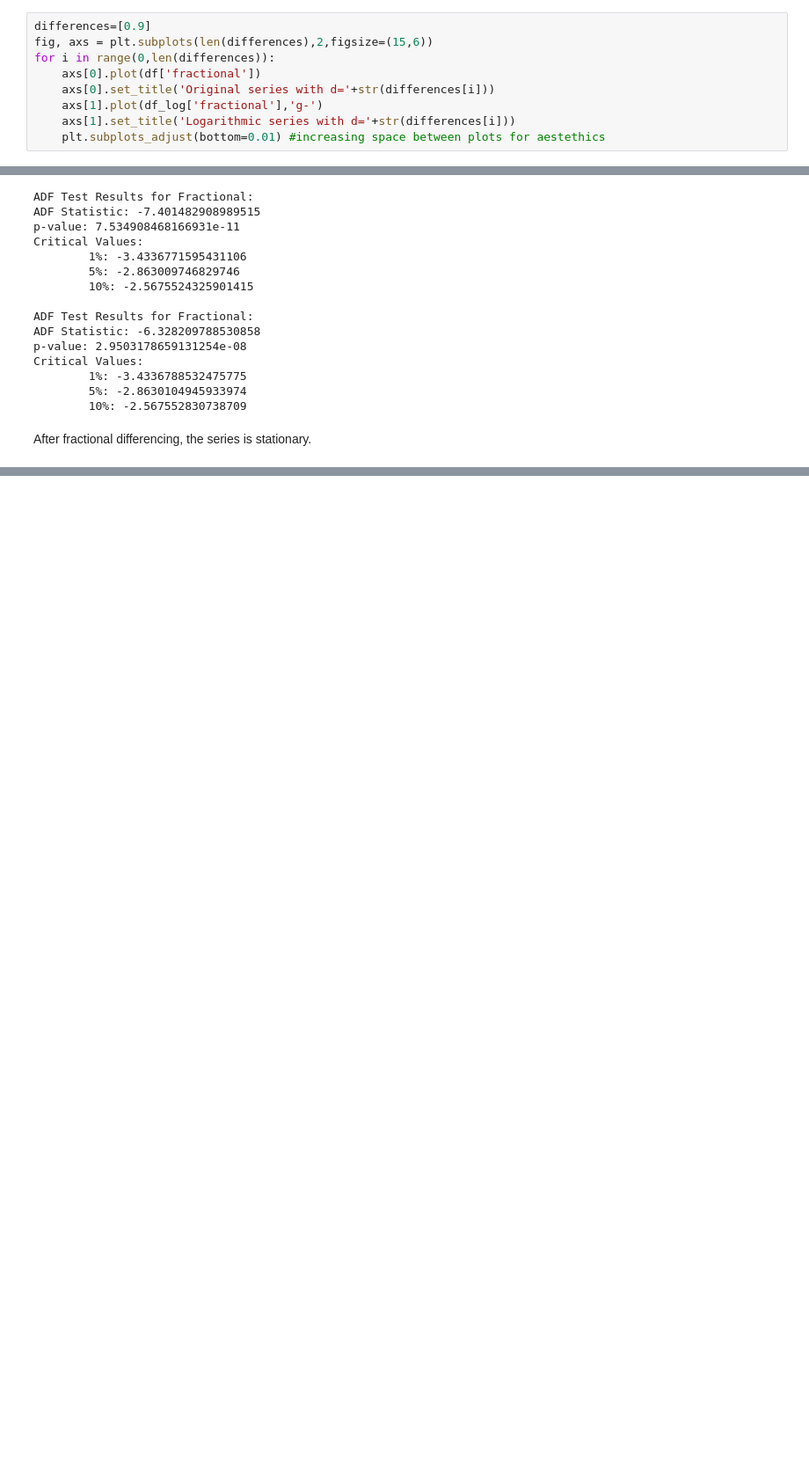
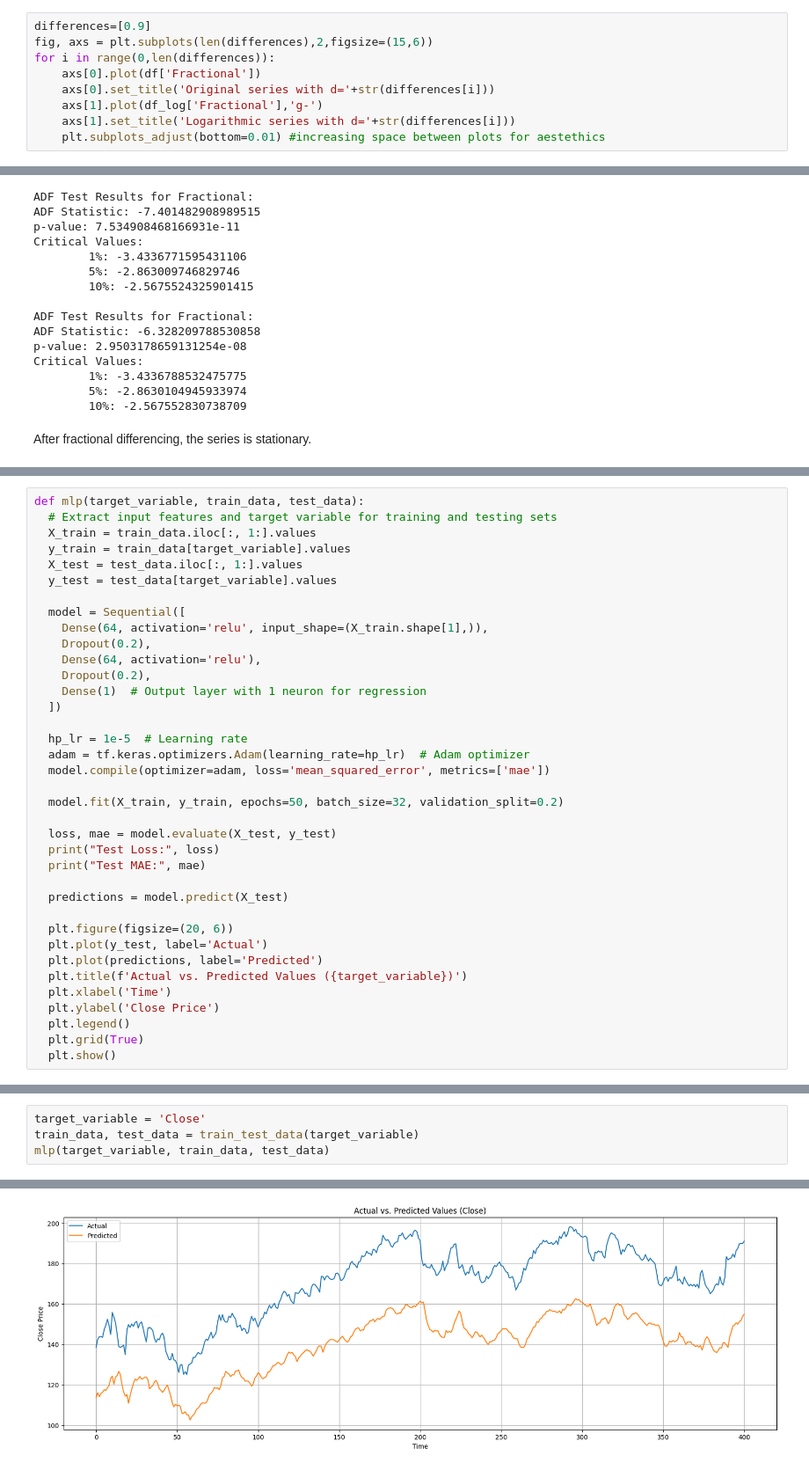
Before and after one commit to Randhir123/quant, a Jupyter notebook: Time_series_data_analysis.ipynb, the cells around one changed output, grey strips where cells are left out. Shown at 88% size. Saved outputs shown, nothing was run; the diff lists cells and outputs as text; blank space fills up the shorter version.

```diff
--- a/Time_series_data_analysis.ipynb
+++ b/Time_series_data_analysis.ipynb
@@ -205,9 +235,9 @@ df_log['fractional'] = ts_differencing(df_log['Close'],0.9,20)
 differences=[0.9]
 fig, axs = plt.subplots(len(differences),2,figsize=(15,6))
 for i in range(0,len(differences)):
-    axs[0].plot(df['fractional'])
+    axs[0].plot(df['Fractional'])
     axs[0].set_title('Original series with d='+str(differences[i]))
-    axs[1].plot(df_log['fractional'],'g-')
+    axs[1].plot(df_log['Fractional'],'g-')
     axs[1].set_title('Logarithmic series with d='+str(differences[i]))
     plt.subplots_adjust(bottom=0.01) #increasing space between plots for aestethics
 # %% [output]
@@ -251,0 +315,37 @@ After fractional differencing, the series is stationary.
+# %%
+def mlp(target_variable, train_data, test_data):
+  # Extract input features and target variable for training and testing sets
+  X_train = train_data.iloc[:, 1:].values
+  y_train = train_data[target_variable].values
+  X_test = test_data.iloc[:, 1:].values
+  y_test = test_data[target_variable].values
+
+  model = Sequential([
+    Dense(64, activation='relu', input_shape=(X_train.shape[1],)),
+    Dropout(0.2),
+    Dense(64, activation='relu'),
+    Dropout(0.2),
+    Dense(1)  # Output layer with 1 neuron for regression
+  ])
+
+  hp_lr = 1e-5  # Learning rate
+  adam = tf.keras.optimizers.Adam(learning_rate=hp_lr)  # Adam optimizer
+  model.compile(optimizer=adam, loss='mean_squared_error', metrics=['mae'])
+
+  model.fit(X_train, y_train, epochs=50, batch_size=32, validation_split=0.2)
+
+  loss, mae = model.evaluate(X_test, y_test)
+  print("Test Loss:", loss)
+  print("Test MAE:", mae)
+
+  predictions = model.predict(X_test)
+
+  plt.figure(figsize=(20, 6))
+  plt.plot(y_test, label='Actual')
+  plt.plot(predictions, label='Predicted')
+  plt.title(f'Actual vs. Predicted Values ({target_variable})')
+  plt.xlabel('Time')
+  plt.ylabel('Close Price')
+  plt.legend()
+  plt.grid(True)
+  plt.show()
@@ -251,0 +354,5 @@ After fractional differencing, the series is stationary.
+# %%
+target_variable = 'Close'
+train_data, test_data = train_test_data(target_variable)
+mlp(target_variable, train_data, test_data)
+# %% [output]
@@ -251,0 +382 @@ After fractional differencing, the series is stationary.
+[figure, added]
```
Also changed, not shown: parts of 23 cells of this notebook.
